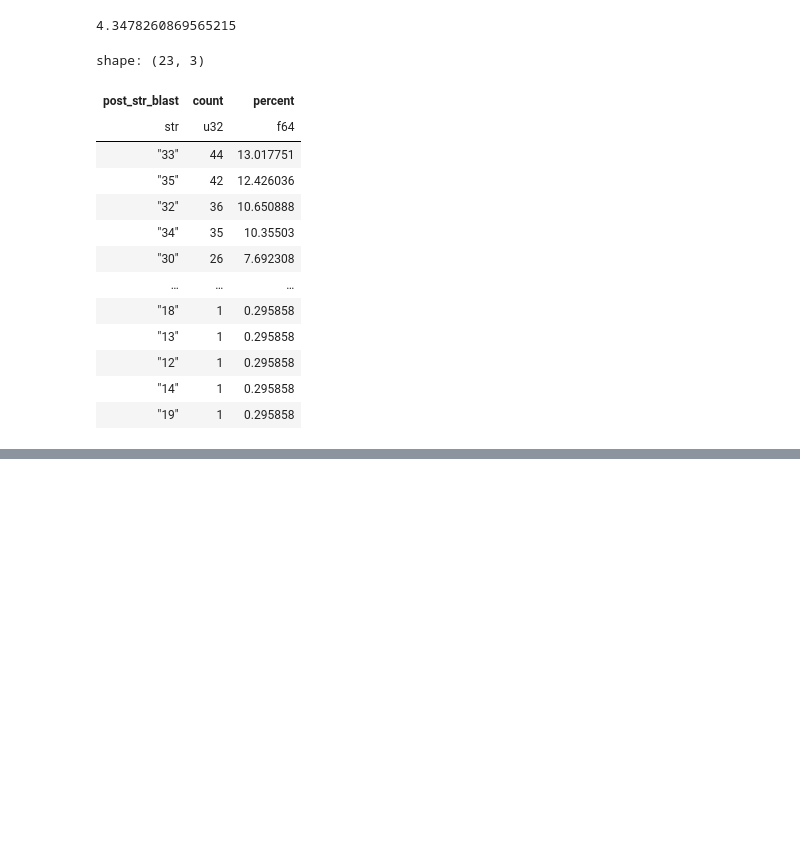
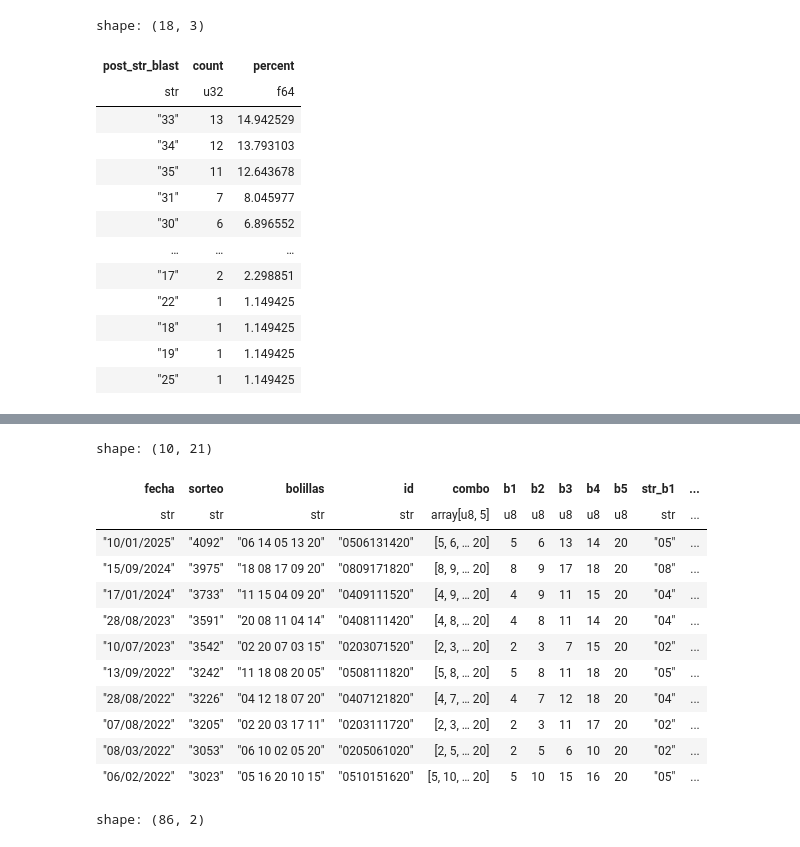
Before and after one commit to coins5/tinkapp.v4, a Jupyter notebook: explore_bolillas_v3_GN.ipynb, the cells around one changed output, grey strips where cells are left out. Drawn from its saved outputs; the diff is of its cells as text; code cells hidden in the pictures; blank space fills up the shorter version.

Commit message:
bolillas gn v3

```diff
--- a/explore_bolillas_v3_GN.ipynb
+++ b/explore_bolillas_v3_GN.ipynb
@@ -126,13 +126,20 @@ def plot_post_col (col: str, post_col: str, test_value: str):
     ).agg(pl.count(post_col).alias('count')) \
     .sort("count", descending=True)
 
+
+  df_10_last = dfRows \
+    .filter(
+      pl.col(col) == test_value,
+      pl.col(post_col).is_not_null()
+    ) \
+    .head(10)
+
   # Agrega una columna que sea el porcentaje de la frecuencia relativa
   total = df_viz['count'].sum()
   df_viz = df_viz.with_columns(
     ( (pl.col('count') / total) * 100 ).alias('percent')
   )
   mean_percent = df_viz['percent'].mean()
-  print(mean_percent)
 
   chart = df_viz.hvplot.bar(
     x=post_col,
@@ -142,7 +149,27 @@ def plot_post_col (col: str, post_col: str, test_value: str):
   chart = chart * hv.HLine(mean_percent).opts(color='red')
   chart.opts(default_tools=["pan"])
 
+  df_jumps_map = dfRows \
+    .filter(
+      pl.col(col) == test_value,
+      pl.col(post_col).is_not_null()
+    ) \
+    .group_by(
+      'jumps_map'
+    ).agg(pl.count('jumps_map').alias('count')) \
+    .sort("count", descending=True)
+
+  # chart_unijump = df_jumps_map.hvplot.bar(
+  #   x='jumps_map',
+  #   y='count'
+  # )
 
   display(df_viz)
   display(chart)
+  display(df_10_last)
+  display(df_jumps_map)
+
+  lst_post_str_b = df_viz.filter(pl.col('percent') >= mean_percent)[post_col].to_list()
+  lst_jumps_map = df_jumps_map['jumps_map'].to_list()
+  return lst_post_str_b, lst_jumps_map
 # %%
@@ -167,19 +220,32 @@ shape: (22, 3)
 # %%
-plot_post_col(col='str_b5', post_col='post_str_blast', test_value="26")
+possible_blast, exclude_jump_maps_blast = plot_post_col(col='str_b5', post_col='post_str_blast', test_value="20")
 # %% [output]
-4.3478260869565215
+shape: (18, 3)
-shape: (23, 3)
 | post_str_blast | count | percent |
 | str | u32 | f64 |
-| "33" | 44 | 13.017751 |
-| "35" | 42 | 12.426036 |
-| "32" | 36 | 10.650888 |
-| "34" | 35 | 10.35503 |
-| "30" | 26 | 7.692308 |
+| "33" | 13 | 14.942529 |
+| "34" | 12 | 13.793103 |
+| "35" | 11 | 12.643678 |
+| "31" | 7 | 8.045977 |
+| "30" | 6 | 6.896552 |
 | … | … | … |
-| "18" | 1 | 0.295858 |
-| "13" | 1 | 0.295858 |
-| "12" | 1 | 0.295858 |
-| "14" | 1 | 0.295858 |
-| "19" | 1 | 0.295858 |
+| "17" | 2 | 2.298851 |
+| "22" | 1 | 1.149425 |
+| "18" | 1 | 1.149425 |
+| "19" | 1 | 1.149425 |
+| "25" | 1 | 1.149425 |
 [interactive output not drawn]
+shape: (10, 21)
+| fecha | sorteo | bolillas | id | combo | b1 | b2 | b3 | b4 | b5 | str_b1 | ... |
+| str | str | str | str | array[u8, 5] | u8 | u8 | u8 | u8 | u8 | str | ... |
+| "10/01/2025" | "4092" | "06 14 05 13 20" | "0506131420" | [5, 6, … 20] | 5 | 6 | 13 | 14 | 20 | "05" | ... |
+| "15/09/2024" | "3975" | "18 08 17 09 20" | "0809171820" | [8, 9, … 20] | 8 | 9 | 17 | 18 | 20 | "08" | ... |
+| "17/01/2024" | "3733" | "11 15 04 09 20" | "0409111520" | [4, 9, … 20] | 4 | 9 | 11 | 15 | 20 | "04" | ... |
+| "28/08/2023" | "3591" | "20 08 11 04 14" | "0408111420" | [4, 8, … 20] | 4 | 8 | 11 | 14 | 20 | "04" | ... |
+| "10/07/2023" | "3542" | "02 20 07 03 15" | "0203071520" | [2, 3, … 20] | 2 | 3 | 7 | 15 | 20 | "02" | ... |
+| "13/09/2022" | "3242" | "11 18 08 20 05" | "0508111820" | [5, 8, … 20] | 5 | 8 | 11 | 18 | 20 | "05" | ... |
+| "28/08/2022" | "3226" | "04 12 18 07 20" | "0407121820" | [4, 7, … 20] | 4 | 7 | 12 | 18 | 20 | "04" | ... |
+| "07/08/2022" | "3205" | "02 20 03 17 11" | "0203111720" | [2, 3, … 20] | 2 | 3 | 11 | 17 | 20 | "02" | ... |
+| "08/03/2022" | "3053" | "06 10 02 05 20" | "0205061020" | [2, 5, … 20] | 2 | 5 | 6 | 10 | 20 | "02" | ... |
+| "06/02/2022" | "3023" | "05 16 20 10 15" | "0510151620" | [5, 10, … 20] | 5 | 10 | 15 | 16 | 20 | "05" | ... |
+shape: (86, 2)
```
Also changed, not shown: parts of 8 cells of this notebook, 1 other file.
